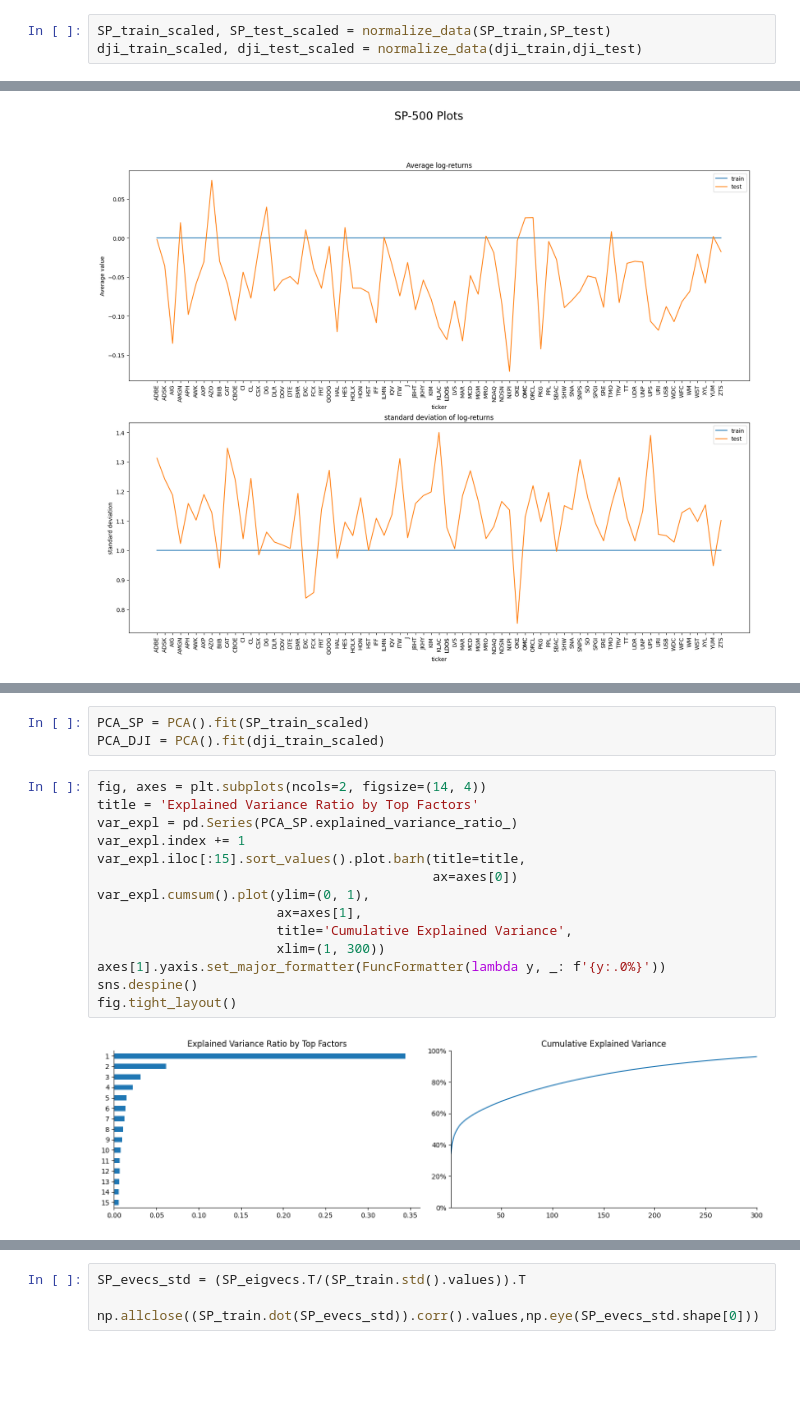
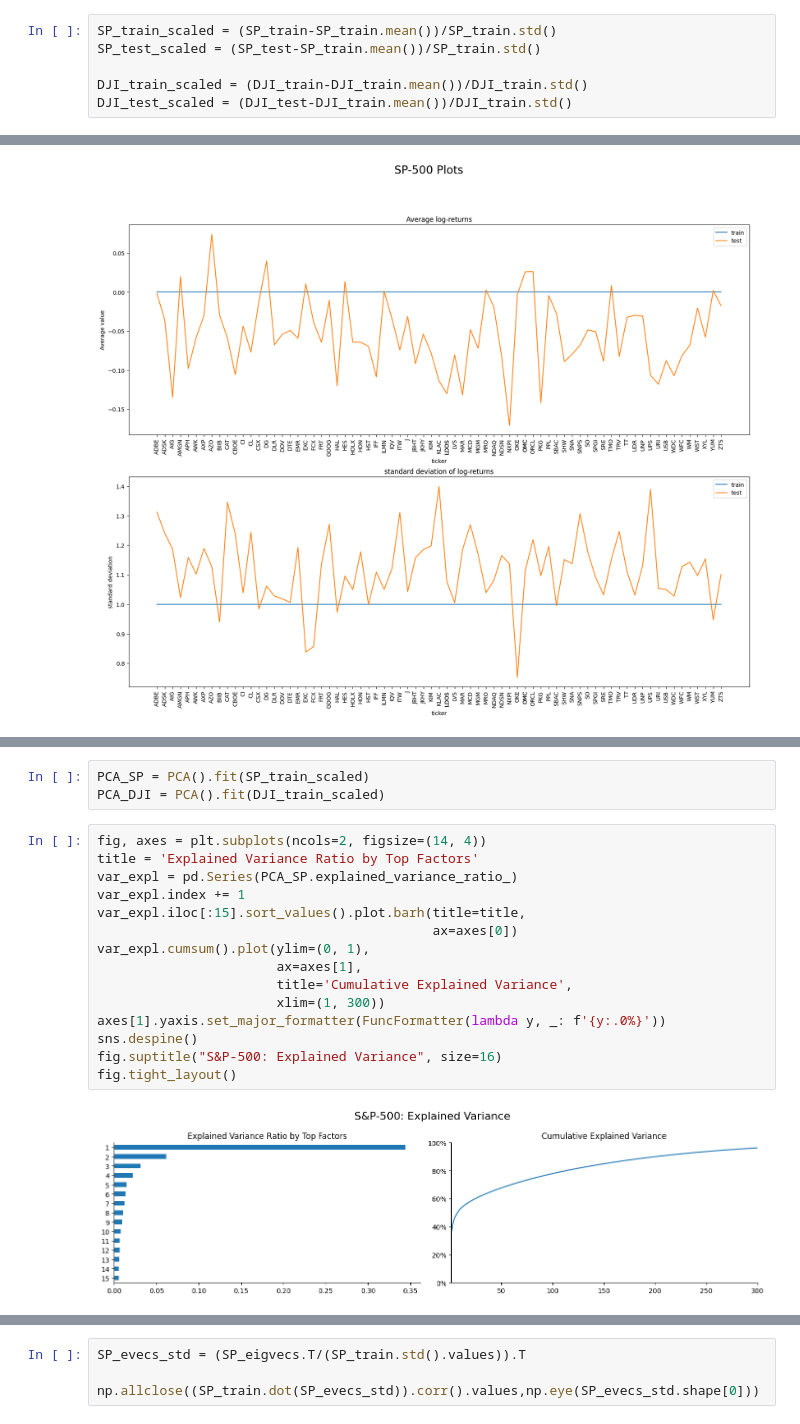
Before and after one commit to david-meltzer/ML_finance, a Jupyter notebook: personal/Eigenportfolios.ipynb, the cells around one changed output, grey strips where cells are left out. Cells and saved outputs as stored; diff of their text form; blank space fills up the shorter version.

```diff
--- a/personal/Eigenportfolios.ipynb
+++ b/personal/Eigenportfolios.ipynb
@@ -125,4 +204,7 @@ dji_train, dji_test = train_test_split(dji_returns)
 # %%
-SP_train_scaled, SP_test_scaled = normalize_data(SP_train,SP_test)
-dji_train_scaled, dji_test_scaled = normalize_data(dji_train,dji_test)
+SP_train_scaled = (SP_train-SP_train.mean())/SP_train.std()
+SP_test_scaled = (SP_test-SP_train.mean())/SP_train.std()
+
+DJI_train_scaled = (DJI_train-DJI_train.mean())/DJI_train.std()
+DJI_test_scaled = (DJI_test-DJI_train.mean())/DJI_train.std()
 # %%
@@ -220,19 +337,20 @@ dji_train_cov = dji_train_scaled.cov()
 # %%
 PCA_SP = PCA().fit(SP_train_scaled)
-PCA_DJI = PCA().fit(dji_train_scaled)
+PCA_DJI = PCA().fit(DJI_train_scaled)
 # %%
 fig, axes = plt.subplots(ncols=2, figsize=(14, 4))
 title = 'Explained Variance Ratio by Top Factors'
 var_expl = pd.Series(PCA_SP.explained_variance_ratio_)
 var_expl.index += 1
 var_expl.iloc[:15].sort_values().plot.barh(title=title,
                                            ax=axes[0])
 var_expl.cumsum().plot(ylim=(0, 1),
                        ax=axes[1],
                        title='Cumulative Explained Variance',
                        xlim=(1, 300))
 axes[1].yaxis.set_major_formatter(FuncFormatter(lambda y, _: f'{y:.0%}'))
 sns.despine()
+fig.suptitle("S&P-500: Explained Variance", size=16)
 fig.tight_layout()
 # %% [output]
-[figure, old version]
+[figure, new version]
```
Also changed, not shown: parts of 57 cells of this notebook, 7 other files.
